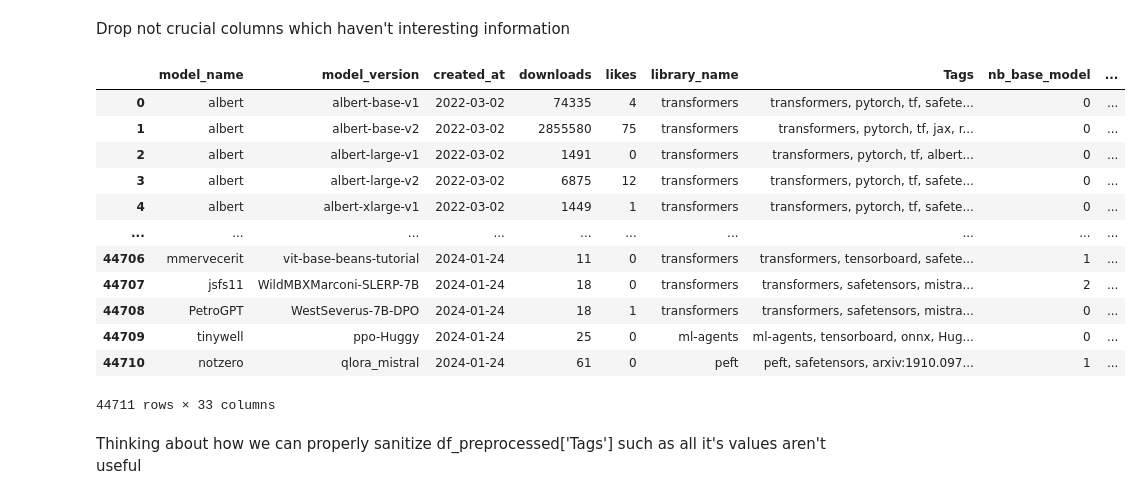
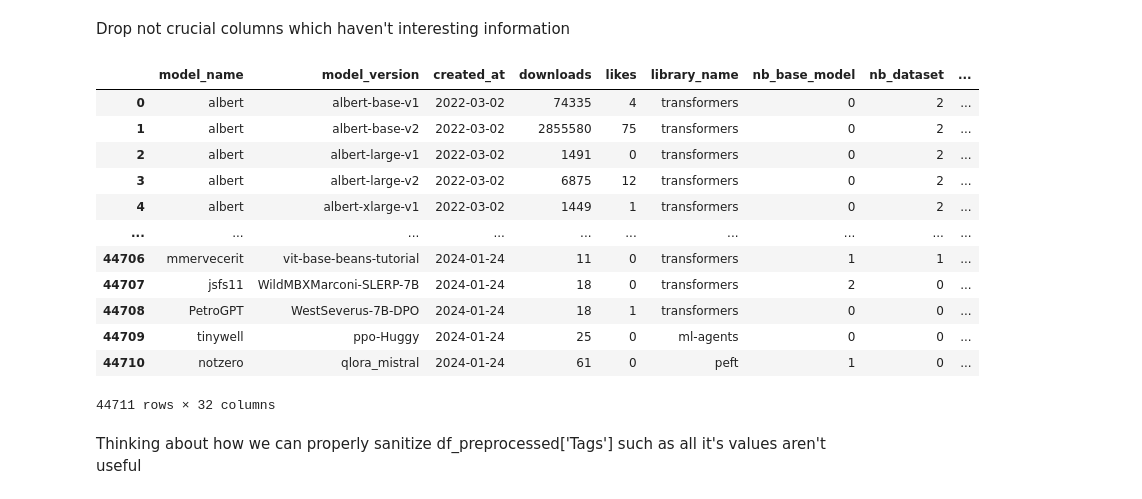
Before and after one commit to esept/SDD_projet, a Jupyter notebook: src/data_cleanup/data_cleanup.ipynb, the cells around one changed output. Drawn from its saved outputs; the diff is of its cells as text; code cells hidden in the pictures.

Commit message:
Remove fogotten column Tags

```diff
--- a/src/data_cleanup/data_cleanup.ipynb
+++ b/src/data_cleanup/data_cleanup.ipynb
@@ -241,36 +246,36 @@ Drop not crucial columns which haven't interesting information
 # %%
 # df_preprocessed['private'].value_counts() # same value for all rows
 # df_preprocessed['nb_license'].value_counts() # not useful 0, 1, 2 number of licenses
 # df_preprocessed['nb_adapterhub'].value_counts() # not useful (a part 7 models, all are 0)
 # df_preprocessed['nb_template'].value_counts() # nearly 90% have 0 templates
 # df_preprocessed['nb_inference'].value_counts() # nearly 99% have 0 inferences
 # df_preprocessed['nb_region'].value_counts() # all have 1 region
 # df_preprocessed['nb_arxiv'].value_counts()?
 # df_preprocessed['nb_pipeline'].value_counts() # nearly 99% have 0 pipelines
 # df_preprocessed['nb_diffusers'].value_counts() # nearly 99% have 0 diffusers
 # df_preprocessed['nb_doi'].value_counts() # nearly 99% have 0 dois
 # df_preprocessed['nb_adapterhub'].value_counts() # nearly 99% have 0 dois
 
-df_preprocessed.drop(columns=['private', 'nb_license', 'nb_adapterhub', 'nb_template', 'nb_inference', 'nb_region', 'nb_arxiv', 'nb_pipeline', 'nb_diffusers', 'nb_doi', 'nb_adapterhub'], inplace=True)
+df_preprocessed.drop(columns=['private', 'Tags', 'nb_license', 'nb_adapterhub', 'nb_template', 'nb_inference', 'nb_region', 'nb_arxiv', 'nb_pipeline', 'nb_diffusers', 'nb_doi', 'nb_adapterhub'], inplace=True)
 df_preprocessed
 
 # OK for frameworks
 # OK NB_
 # OK ONEHOT_safetensors_
 # %% [output]
-|  | model_name | model_version | created_at | downloads | likes | library_name | Tags | nb_base_model | ... |
-| 0 | albert | albert-base-v1 | 2022-03-02 | 74335 | 4 | transformers | transformers, pytorch, tf, safete... | 0 | ... |
-| 1 | albert | albert-base-v2 | 2022-03-02 | 2855580 | 75 | transformers | transformers, pytorch, tf, jax, r... | 0 | ... |
-| 2 | albert | albert-large-v1 | 2022-03-02 | 1491 | 0 | transformers | transformers, pytorch, tf, albert... | 0 | ... |
-| 3 | albert | albert-large-v2 | 2022-03-02 | 6875 | 12 | transformers | transformers, pytorch, tf, safete... | 0 | ... |
-| 4 | albert | albert-xlarge-v1 | 2022-03-02 | 1449 | 1 | transformers | transformers, pytorch, tf, safete... | 0 | ... |
+|  | model_name | model_version | created_at | downloads | likes | library_name | nb_base_model | nb_dataset | ... |
+| 0 | albert | albert-base-v1 | 2022-03-02 | 74335 | 4 | transformers | 0 | 2 | ... |
+| 1 | albert | albert-base-v2 | 2022-03-02 | 2855580 | 75 | transformers | 0 | 2 | ... |
+| 2 | albert | albert-large-v1 | 2022-03-02 | 1491 | 0 | transformers | 0 | 2 | ... |
+| 3 | albert | albert-large-v2 | 2022-03-02 | 6875 | 12 | transformers | 0 | 2 | ... |
+| 4 | albert | albert-xlarge-v1 | 2022-03-02 | 1449 | 1 | transformers | 0 | 2 | ... |
 | ... | ... | ... | ... | ... | ... | ... | ... | ... | ... |
-| 44706 | mmervecerit | vit-base-beans-tutorial | 2024-01-24 | 11 | 0 | transformers | transformers, tensorboard, safete... | 1 | ... |
-| 44707 | jsfs11 | WildMBXMarconi-SLERP-7B | 2024-01-24 | 18 | 0 | transformers | transformers, safetensors, mistra... | 2 | ... |
-| 44708 | PetroGPT | WestSeverus-7B-DPO | 2024-01-24 | 18 | 1 | transformers | transformers, safetensors, mistra... | 0 | ... |
-| 44709 | tinywell | ppo-Huggy | 2024-01-24 | 25 | 0 | ml-agents | ml-agents, tensorboard, onnx, Hug... | 0 | ... |
-| 44710 | notzero | qlora_mistral | 2024-01-24 | 61 | 0 | peft | peft, safetensors, arxiv:1910.097... | 1 | ... |
+| 44706 | mmervecerit | vit-base-beans-tutorial | 2024-01-24 | 11 | 0 | transformers | 1 | 1 | ... |
+| 44707 | jsfs11 | WildMBXMarconi-SLERP-7B | 2024-01-24 | 18 | 0 | transformers | 2 | 0 | ... |
+| 44708 | PetroGPT | WestSeverus-7B-DPO | 2024-01-24 | 18 | 1 | transformers | 0 | 0 | ... |
+| 44709 | tinywell | ppo-Huggy | 2024-01-24 | 25 | 0 | ml-agents | 0 | 0 | ... |
+| 44710 | notzero | qlora_mistral | 2024-01-24 | 61 | 0 | peft | 1 | 0 | ... |
-44711 rows × 33 columns
+44711 rows × 32 columns
 # %% [markdown]
 Thinking about how we can properly sanitize df_preprocessed['Tags'] such as all it's values aren't useful
 # %%
```
Also changed, not shown: parts of 1 cell of this notebook, 1 other file.
